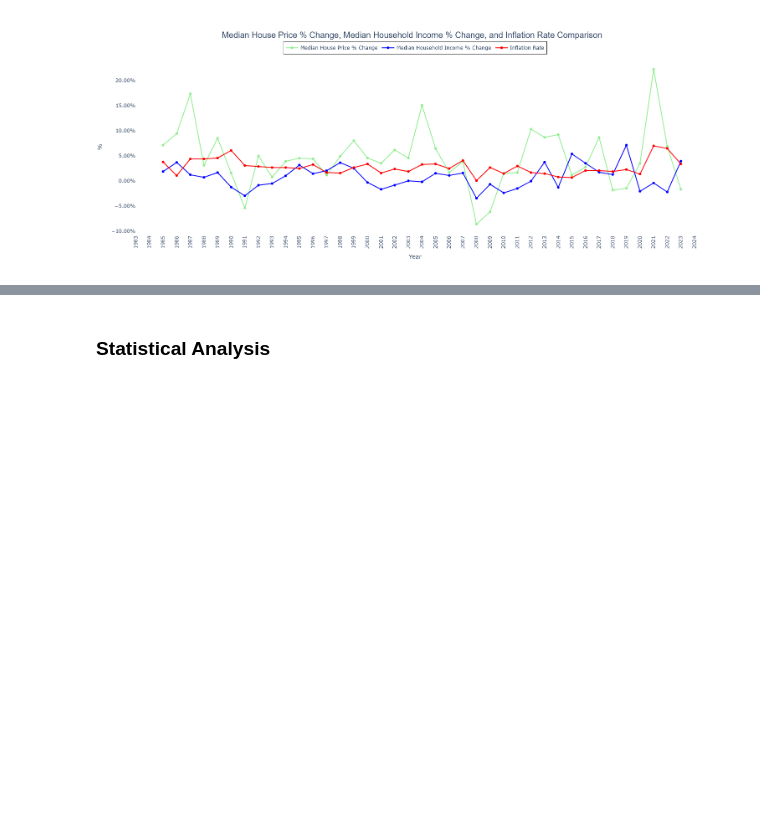
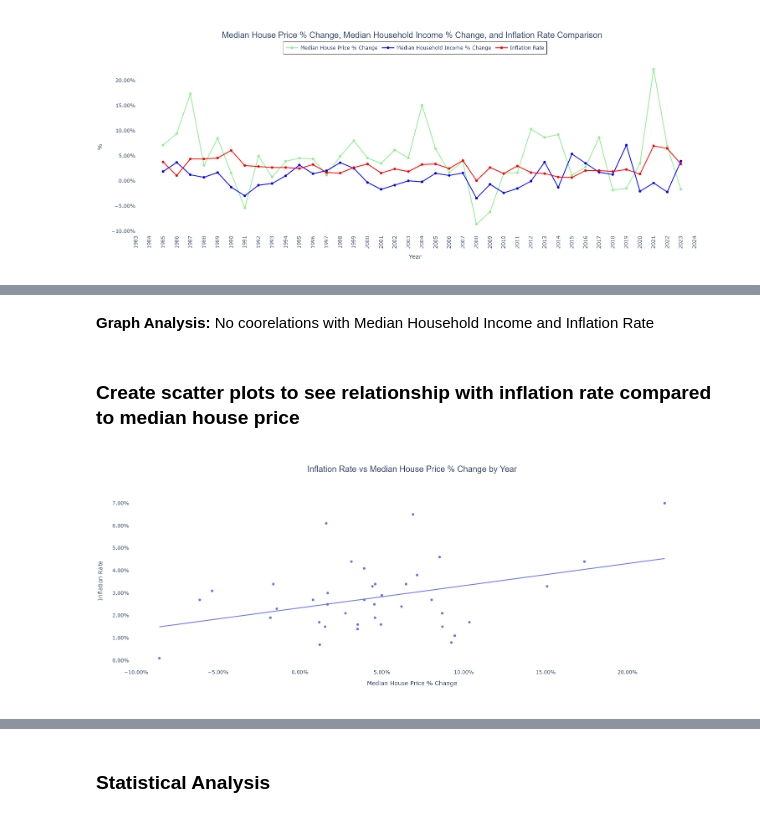
Before and after one commit to Sethdcarter/group8_data_project_1, a Jupyter notebook: Codes/Median_House_Price_vs_Household_Income.ipynb, the cells around one changed output, grey strips where cells are left out. Drawn from its saved outputs; the diff is of its cells as text; code cells hidden in the pictures; blank space fills up the shorter version.

```diff
--- a/Codes/Median_House_Price_vs_Household_Income.ipynb
+++ b/Codes/Median_House_Price_vs_Household_Income.ipynb
@@ -457,0 +488,25 @@ combo_fig.show()
+# %% [markdown]
+**Graph Analysis:**
+No coorelations with Median Household Income and Inflation Rate
+# %% [markdown]
+### **Create scatter plots to see relationship with inflation rate compared to median house price** ###
+# %%
+scatter_fig = px.scatter(combined_data_calculations_df,
+                         x = "Median House Price % Change",
+                         y = "Inflation Rate",
+                         hover_name = "Year",     # Display the year when hovering
+                         title = "Inflation Rate vs Median House Price % Change by Year",
+                         width = 800, height = 600,     # Changes to graph's figure size
+                         trendline = "ols"  # Add linear regression line (OLS = Ordinary Least Squares regression)
+                         )
+
+scatter_fig.update_layout(xaxis_tickformat = ".2%",     # Format for x-axis
+                          yaxis_tickformat = ".2%",     # Format for y-axis
+                          plot_bgcolor = "white",     # Set plot area background color
+                          title_x = 0.5,    # Center the title
+                          title_font = dict(size = 20, family = "Arial, bold")     # Set the title font size and style
+                          )
+
+scatter_fig.show()     # Display graph
+# %% [output]
+[figure, added]
```
Also changed, not shown: parts of 23 cells of this notebook, 2 other files.
